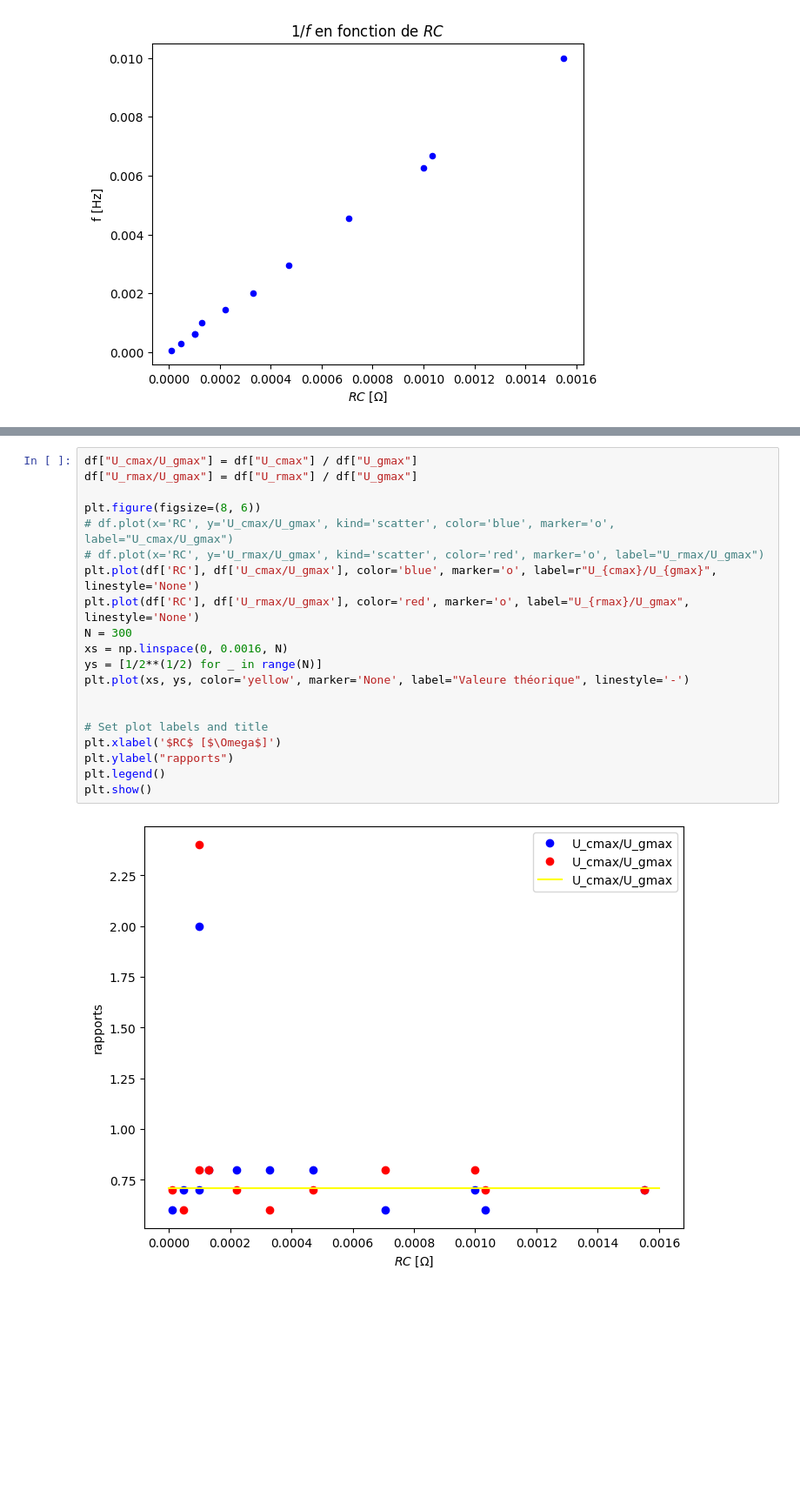
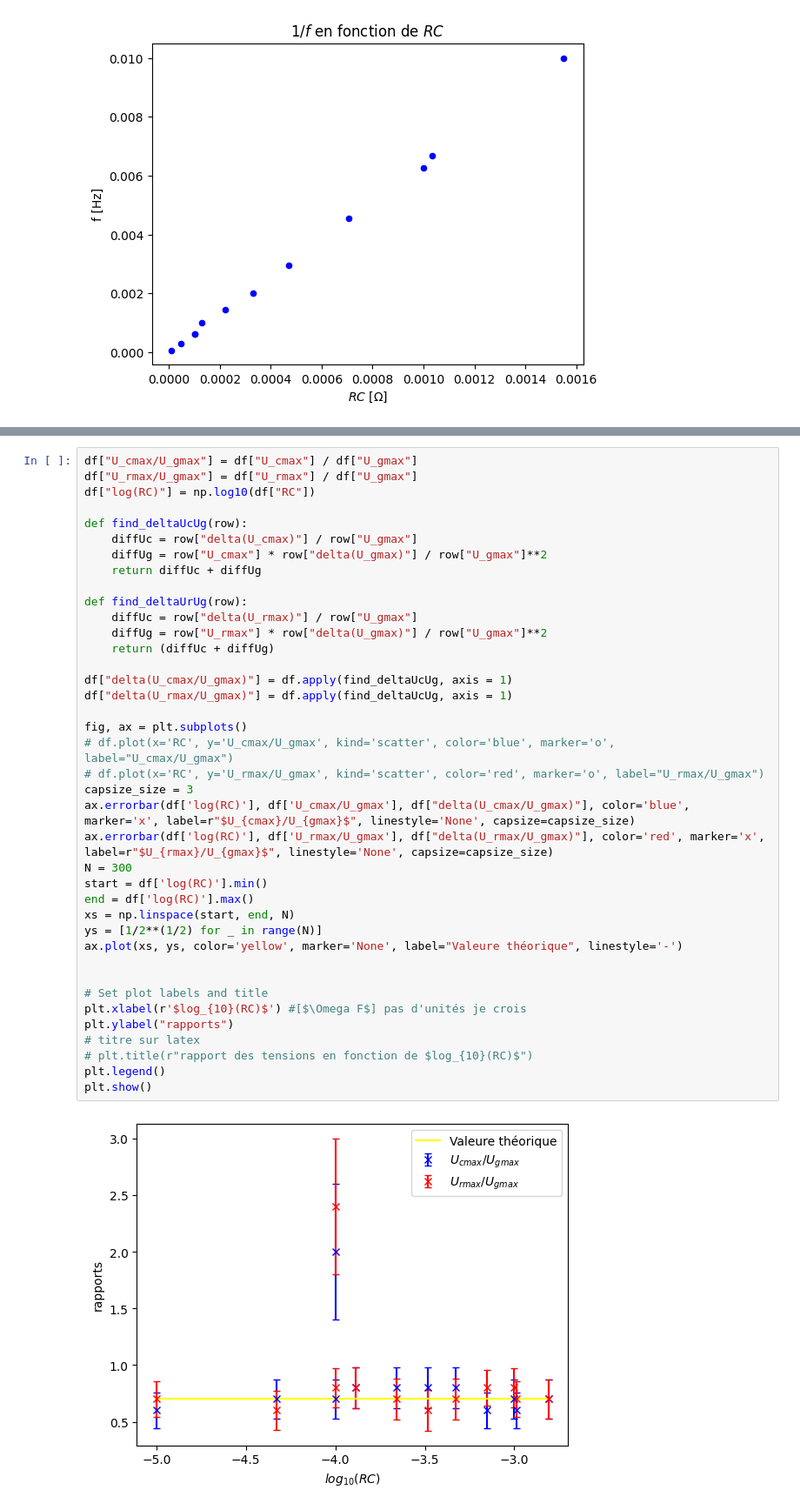
Before and after one commit to Lalfada/raport-RC, a Jupyter notebook: code.ipynb, the cells around one changed output, grey strips where cells are left out. Shown: that part at 87% size. Drawn from its saved outputs; the diff is of its cells as text; blank space fills up the shorter version.

```diff
--- a/code.ipynb
+++ b/code.ipynb
@@ -141,22 +142,41 @@ Standard Error of the Slope: 0.0607580007803497
 # %%
 df["U_cmax/U_gmax"] = df["U_cmax"] / df["U_gmax"]
 df["U_rmax/U_gmax"] = df["U_rmax"] / df["U_gmax"]
+df["log(RC)"] = np.log10(df["RC"])
 
-plt.figure(figsize=(8, 6))
+def find_deltaUcUg(row):
+    diffUc = row["delta(U_cmax)"] / row["U_gmax"]
+    diffUg = row["U_cmax"] * row["delta(U_gmax)"] / row["U_gmax"]**2
+    return diffUc + diffUg
+
+def find_deltaUrUg(row):
+    diffUc = row["delta(U_rmax)"] / row["U_gmax"]
+    diffUg = row["U_rmax"] * row["delta(U_gmax)"] / row["U_gmax"]**2
+    return (diffUc + diffUg)
+
+df["delta(U_cmax/U_gmax)"] = df.apply(find_deltaUcUg, axis = 1)
+df["delta(U_rmax/U_gmax)"] = df.apply(find_deltaUcUg, axis = 1)
+
+fig, ax = plt.subplots()
 # df.plot(x='RC', y='U_cmax/U_gmax', kind='scatter', color='blue', marker='o', label="U_cmax/U_gmax")
 # df.plot(x='RC', y='U_rmax/U_gmax', kind='scatter', color='red', marker='o', label="U_rmax/U_gmax")
-plt.plot(df['RC'], df['U_cmax/U_gmax'], color='blue', marker='o', label=r"U_{cmax}/U_{gmax}", linestyle='None')
-plt.plot(df['RC'], df['U_rmax/U_gmax'], color='red', marker='o', label="U_{rmax}/U_gmax", linestyle='None')
+capsize_size = 3
+ax.errorbar(df['log(RC)'], df['U_cmax/U_gmax'], df["delta(U_cmax/U_gmax)"], color='blue', marker='x', label=r"$U_{cmax}/U_{gmax}$", linestyle='None', capsize=capsize_size)
+ax.errorbar(df['log(RC)'], df['U_rmax/U_gmax'], df["delta(U_rmax/U_gmax)"], color='red', marker='x', label=r"$U_{rmax}/U_{gmax}$", linestyle='None', capsize=capsize_size)
 N = 300
-xs = np.linspace(0, 0.0016, N)
+start = df['log(RC)'].min()
+end = df['log(RC)'].max()
+xs = np.linspace(start, end, N)
 ys = [1/2**(1/2) for _ in range(N)]
-plt.plot(xs, ys, color='yellow', marker='None', label="Valeure théorique", linestyle='-')
+ax.plot(xs, ys, color='yellow', marker='None', label="Valeure théorique", linestyle='-')
 
 
 # Set plot labels and title
-plt.xlabel('$RC$ [$\Omega$]')
+plt.xlabel(r'$log_{10}(RC)$') #[$\Omega F$] pas d'unités je crois
 plt.ylabel("rapports")
+# titre sur latex
+# plt.title(r"rapport des tensions en fonction de $log_{10}(RC)$")
 plt.legend()
 plt.show()
 # %% [output]
-[figure, old version]
+[figure, new version]
```
Also changed, not shown: parts of 4 cells of this notebook.
